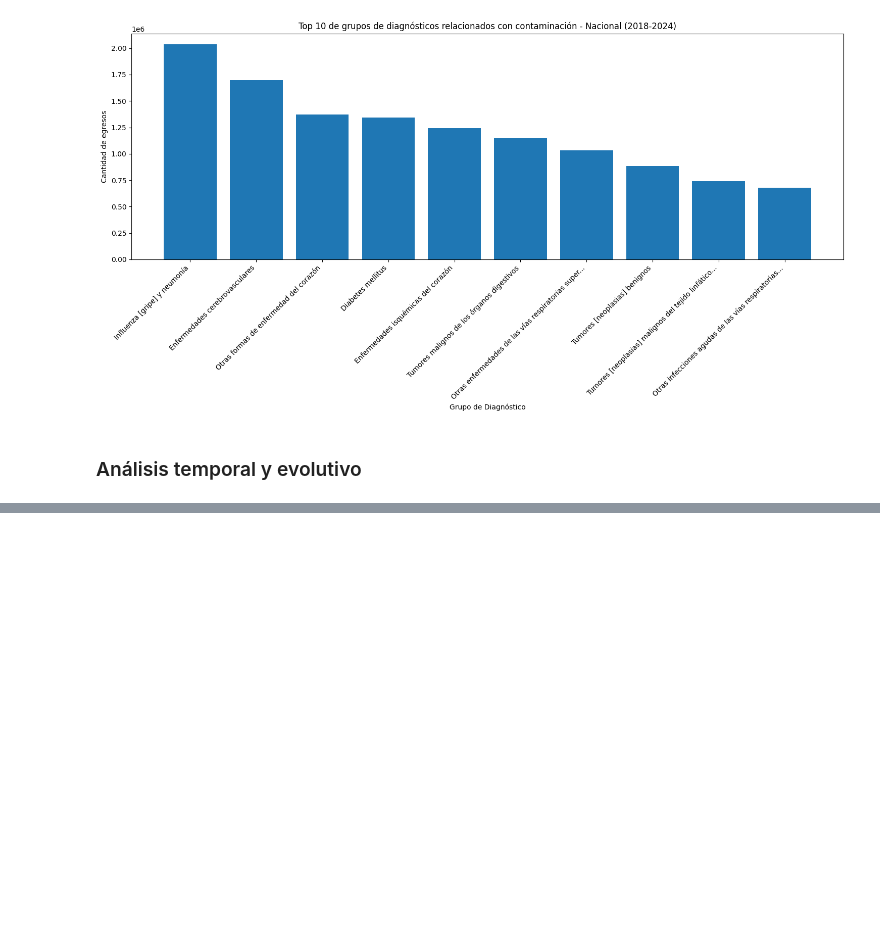
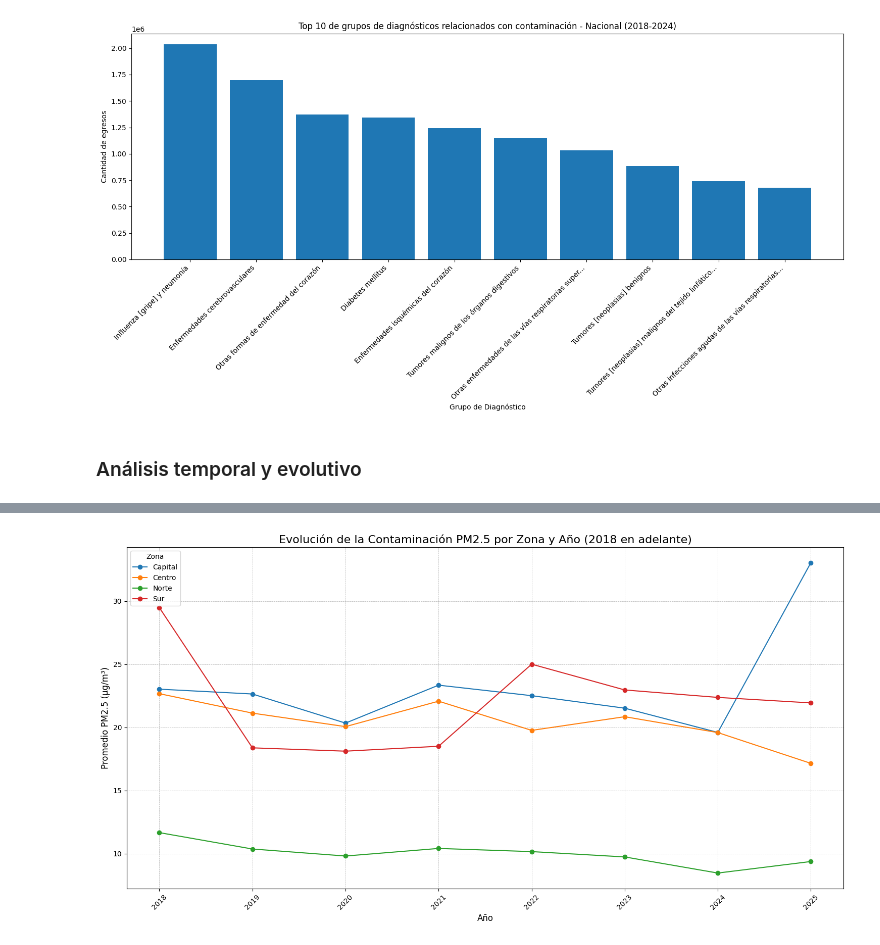
Before and after one commit to MattiasMR/infEstadistica, a Jupyter notebook: ProyectoGrupal/trabajo_grupal.ipynb, the cells around one changed output, grey strips where cells are left out. Drawn from its saved outputs; the diff is of its cells as text; code cells hidden in the pictures; blank space fills up the shorter version.

```diff
--- a/ProyectoGrupal/trabajo_grupal.ipynb
+++ b/ProyectoGrupal/trabajo_grupal.ipynb
@@ -508,0 +518,95 @@ Evolución de egresos por zona y año:
+# %%
+# Cargar y procesar datos de contaminación PM2.5 por zona y año
+
+import glob
+
+# Definir las zonas y la ruta base
+zonas_contaminacion = ['Norte', 'Centro', 'Sur', 'Capital']
+ruta_base_contaminacion = 'Contaminacion'
+
+# Lista para almacenar los dataframes procesados
+dfs_contaminacion = []
+
+# Función para convertir valores con comas a números
+def convertir_a_numero(valor):
+    if pd.isna(valor):
+        return None
+    if isinstance(valor, str):
+        # Reemplazar coma por punto y convertir a float
+        return float(valor.replace(',', '.'))
+    return float(valor)
+
+for zona in zonas_contaminacion:
+    ruta_zona = os.path.join(ruta_base_contaminacion, zona)
+    archivos_csv = glob.glob(os.path.join(ruta_zona, '*.csv'))
+
+    for archivo in archivos_csv:
+        try:
+            df_temp = pd.read_csv(archivo, encoding='latin-1', sep=';')
+
+            # Procesar solo si el dataframe no está vacío
+            if not df_temp.empty:
+                # 1. Filtrar por fechas que tengan 6 dígitos
+                df_temp = df_temp[df_temp['FECHA (YYMMDD)'].astype(str).str.len() == 6].copy()
+
+                df_temp['Zona'] = zona
+
+                # 2. Convertir las tres columnas de registros a numérico
+                pm25_cols = ["Registros validados", "Registros preliminares", "Registros no validados"]
+                for col in pm25_cols:
+                    if col in df_temp.columns:
+                        df_temp[col] = df_temp[col].apply(convertir_a_numero)
+
+                # Consolidar en una única columna PM25
+                df_temp['PM25'] = df_temp['Registros validados'].fillna(df_temp['Registros preliminares']).fillna(df_temp['Registros no validados'])
+
+                # Eliminar filas donde PM2.5 es nulo después de consolidar
+                df_temp.dropna(subset=['PM25'], inplace=True)
+
+                if not df_temp.empty:
+                    # Convertir fecha a string para manipulación segura
+                    df_temp['Fecha_str'] = df_temp['FECHA (YYMMDD)'].astype(str)
+                    # Extraer año
+                    df_temp['Año'] = '20' + df_temp['Fecha_str'].str[:2]
+
+                    dfs_contaminacion.append(df_temp)
+        except Exception as e:
+            print(f"Error procesando {archivo}: {e}")
+
+# Concatenar todos los dataframes en uno solo
+if dfs_contaminacion:
+    df_total_contaminacion = pd.concat(dfs_contaminacion, ignore_index=True)
+
+    # 1. Filtrar desde 2018 en adelante
+    df_total_contaminacion['Año'] = df_total_contaminacion['Año'].astype(int)
+    df_contaminacion_filtrado = df_total_contaminacion[df_total_contaminacion['Año'] >= 2018].copy()
+
+
+    # Calcular el promedio por zona y año
+    promedios_anuales = df_contaminacion_filtrado.groupby(['Zona', 'Año'])['PM25'].mean().reset_index()
+
+    # Ordenar los resultados para una mejor visualización
+    promedios_anuales_sorted = promedios_anuales.sort_values(by=['Año', 'Zona'])
+
+    print("Promedios de Contaminación PM2.5 por Zona y Año (2018 en adelante):")
+    display(promedios_anuales_sorted)
+
+    # Visualizar la evolución de la contaminación
+    plt.figure(figsize=(15, 8))
+
+    # Pivotear la tabla para graficar fácilmente
+    pivot_promedios = promedios_anuales_sorted.pivot(index='Año', columns='Zona', values='PM25')
+
+    pivot_promedios.plot(kind='line', marker='o', figsize=(15, 8))
+
+    plt.title('Evolución de la Contaminación PM2.5 por Zona y Año (2018 en adelante)', fontsize=16)
+    plt.xlabel('Año', fontsize=12)
+    plt.ylabel('Promedio PM2.5 (μg/m³)', fontsize=12)
+    plt.xticks(rotation=45)
+    plt.grid(True, which='both', linestyle='--', linewidth=0.5)
+    plt.legend(title='Zona')
+    plt.tight_layout()
+    plt.show()
+else:
+    print("No se encontraron o no se pudieron procesar los archivos de contaminación.")
+# %% [output]
@@ -508,0 +632 @@ Evolución de egresos por zona y año:
+[figure, added]
```
Also changed, not shown: parts of 10 cells of this notebook, 22 other files.
